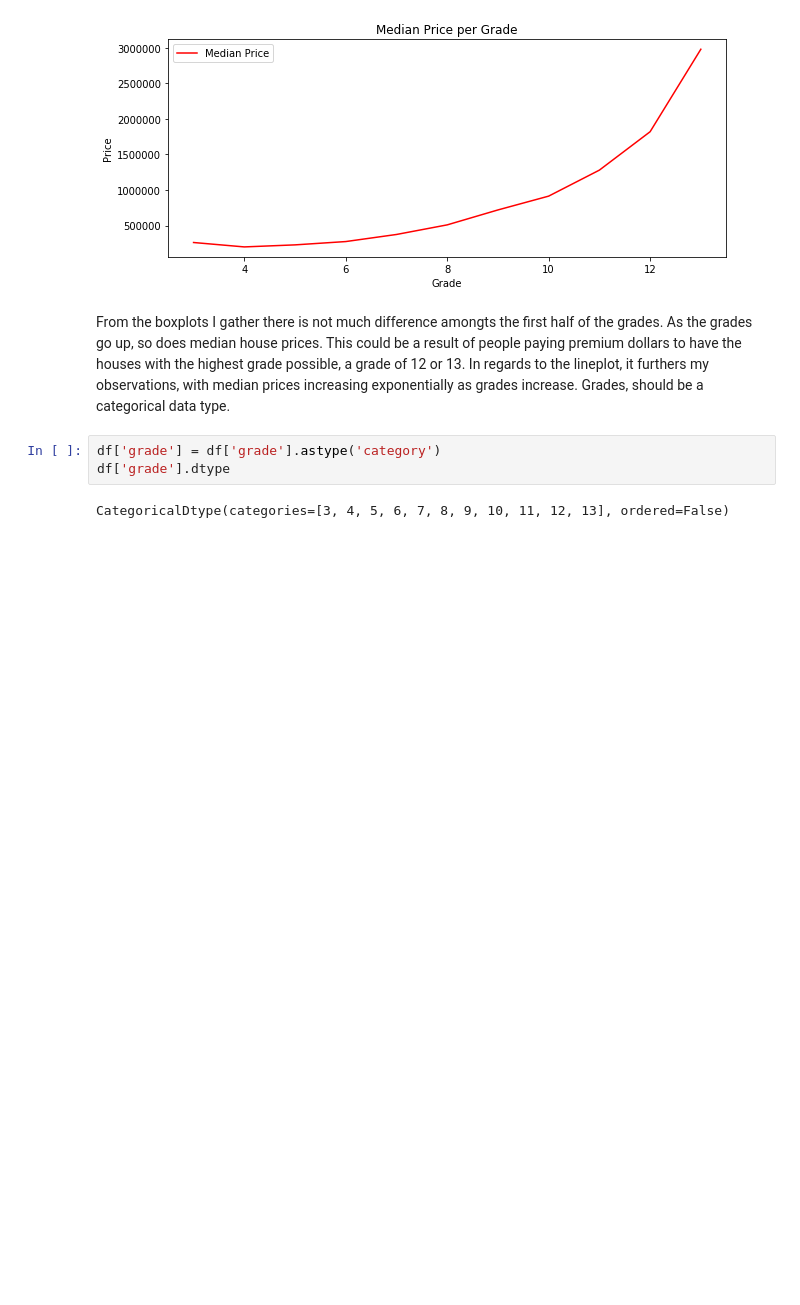
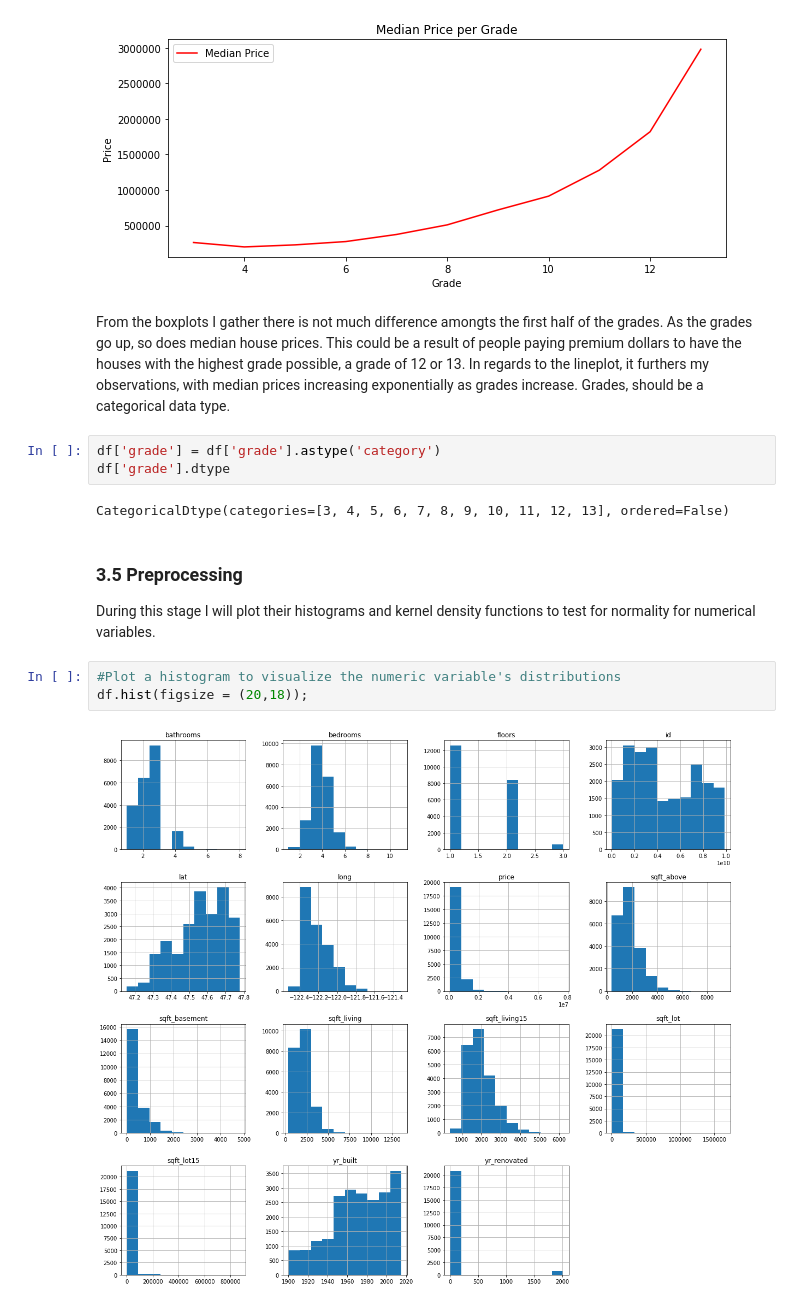
Before and after one commit to feraguilari/dsc-1-final-project-online-ds-pt-021119, a Jupyter notebook: student.ipynb, the cells around one changed output. Drawn from its saved outputs; the diff is of its cells as text; blank space fills up the shorter version.

```diff
--- a/student.ipynb
+++ b/student.ipynb
@@ -490,3 +495,11 @@ df['grade'] = df['grade'].astype('category')
 df['grade'].dtype
 # %% [output]
 CategoricalDtype(categories=[3, 4, 5, 6, 7, 8, 9, 10, 11, 12, 13], ordered=False)
+# %% [markdown]
+### 3.5 Preprocessing
+During this stage I will plot their histograms and kernel density functions to test for normality for numerical variables.
+# %%
+#Plot a histogram to visualize the numeric variable's distributions
+df.hist(figsize = (20,18));
+# %% [output]
+[figure, added]
```
Also changed, not shown: parts of 51 cells of this notebook, 1 other file.
